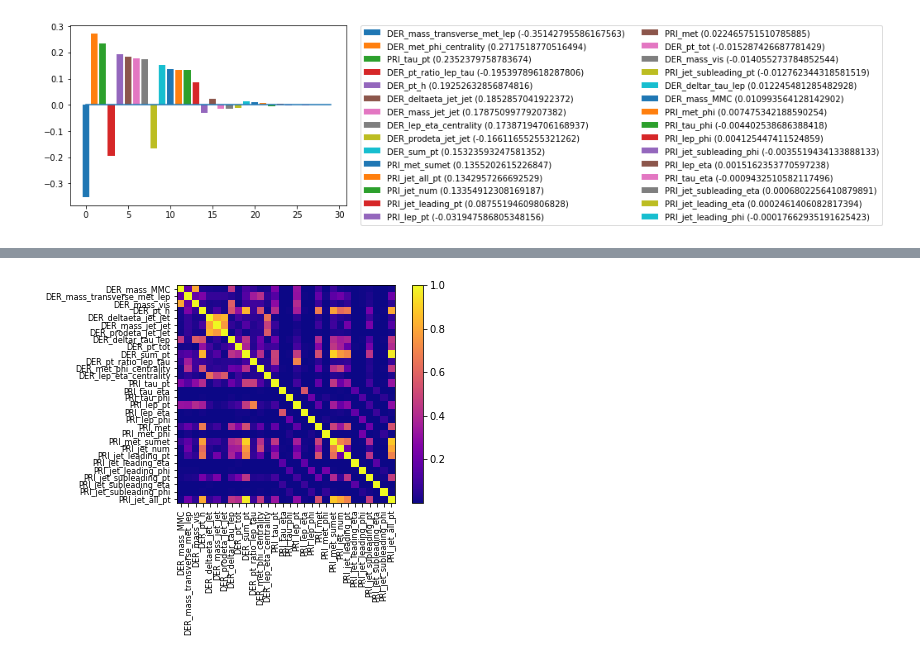
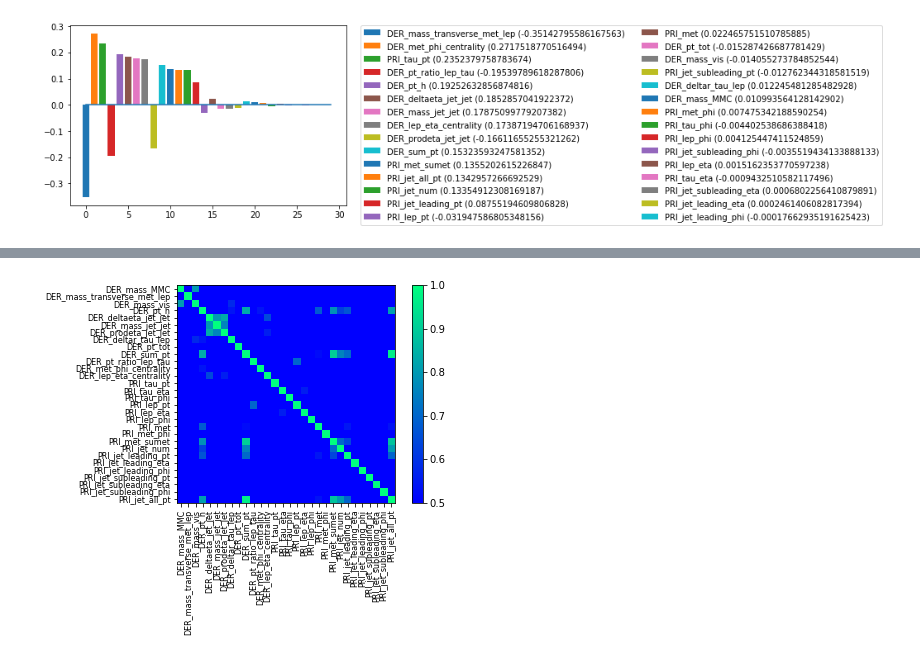
Before and after one commit to jgrondier/ML_course, a Jupyter notebook: projects/project1/scripts/jgrondier.ipynb, the cells around one changed output, grey strips where cells are left out. Drawn from its saved outputs; the diff is of its cells as text; code cells hidden in the pictures.

Commit message:
Better heatmap

```diff
--- a/projects/project1/scripts/jgrondier.ipynb
+++ b/projects/project1/scripts/jgrondier.ipynb
@@ -144,15 +144,15 @@ for i, col in enumerate(tmp.T):
     heatmap.append(coeffs)
 # %%
 heatmap = np.array(heatmap)
-plot.imshow(heatmap, cmap="plasma", interpolation="nearest")
+plot.imshow(heatmap, cmap="winter", clim=(0.5, 1.0))
 plot.tick_params(axis='both', which='major', labelsize=8)
 plot.yticks(np.arange(len(column_labels)), column_labels)
 plot.xticks(np.arange(len(column_labels)), column_labels, rotation="vertical")
 
-plot.savefig("factors/(heatmap)", bbox_extra_artists=(lgd,), bbox_inches='tight', dpi=300)
+plot.savefig("factors/heatmap.png", bbox_extra_artists=(lgd,), bbox_inches='tight', dpi=300)
 
 plot.colorbar()
 
 plot.show()
 # %% [output]
-[figure, old version]
+[figure, new version]
```
Also changed, not shown: parts of 1 cell of this notebook, 1 other file.
